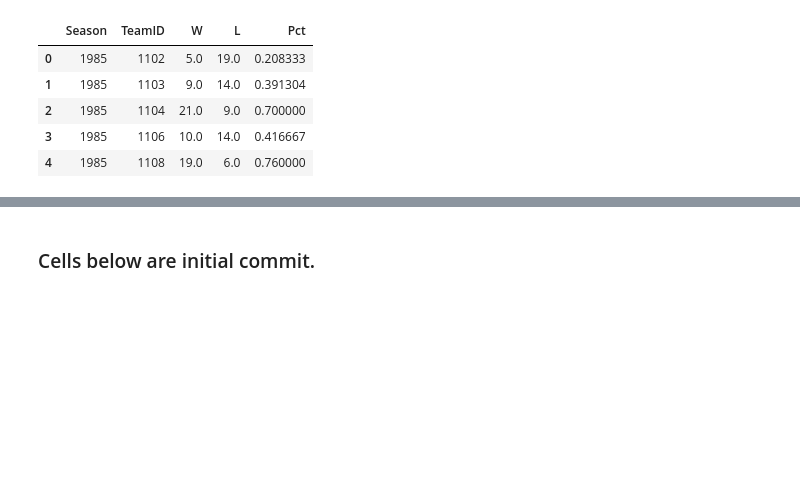
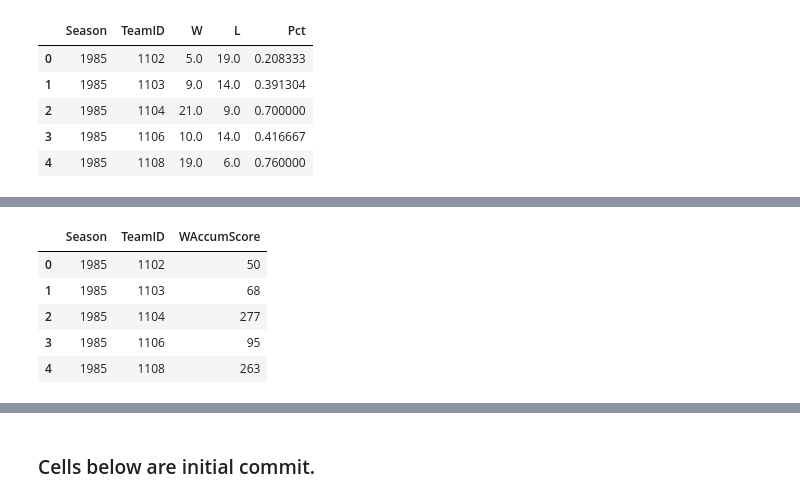
Before and after one commit to yuanjunyi/ncaa, a Jupyter notebook: ncaa.ipynb, the cells around one changed output, grey strips where cells are left out. Cells and saved outputs as stored; diff of their text form; code cells hidden in the pictures; blank space fills up the shorter version.

```diff
--- a/ncaa.ipynb
+++ b/ncaa.ipynb
@@ -167,0 +212,10 @@ df_regular_winning_pct_team.head()
+# %%
+df_regular_win_team = grouped_by_Season_WTeamID.ScoreDiff.agg(np.sum).reset_index(name='WAccumScore').rename(columns={'WTeamID':'TeamID'})
+df_regular_win_team.head()
+# %% [output]
+|  | Season | TeamID | WAccumScore |
+| 0 | 1985 | 1102 | 50 |
+| 1 | 1985 | 1103 | 68 |
+| 2 | 1985 | 1104 | 277 |
+| 3 | 1985 | 1106 | 95 |
+| 4 | 1985 | 1108 | 263 |
```
Also changed, not shown: parts of 10 cells of this notebook.
